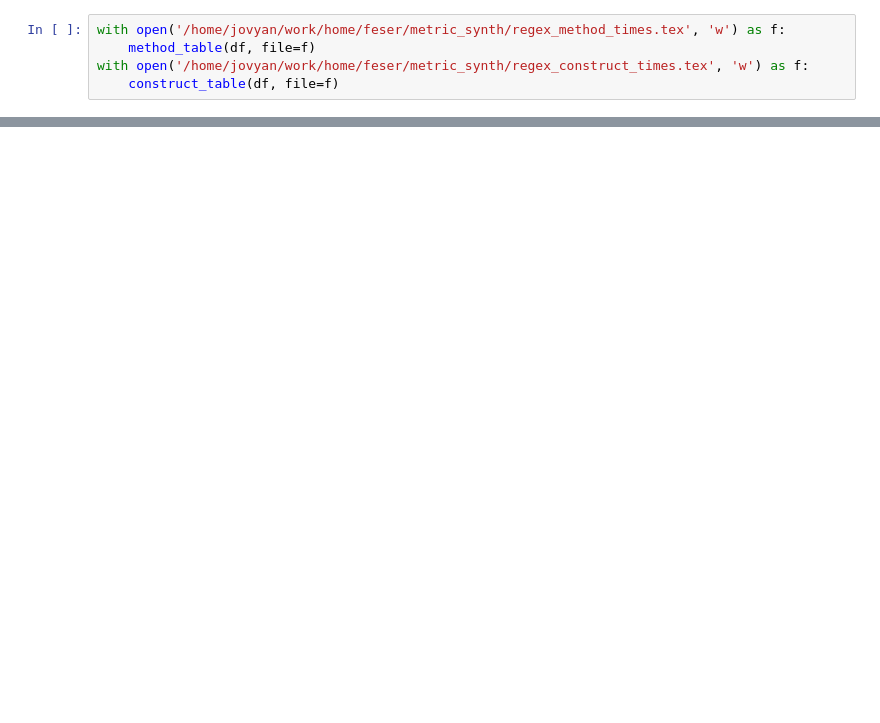
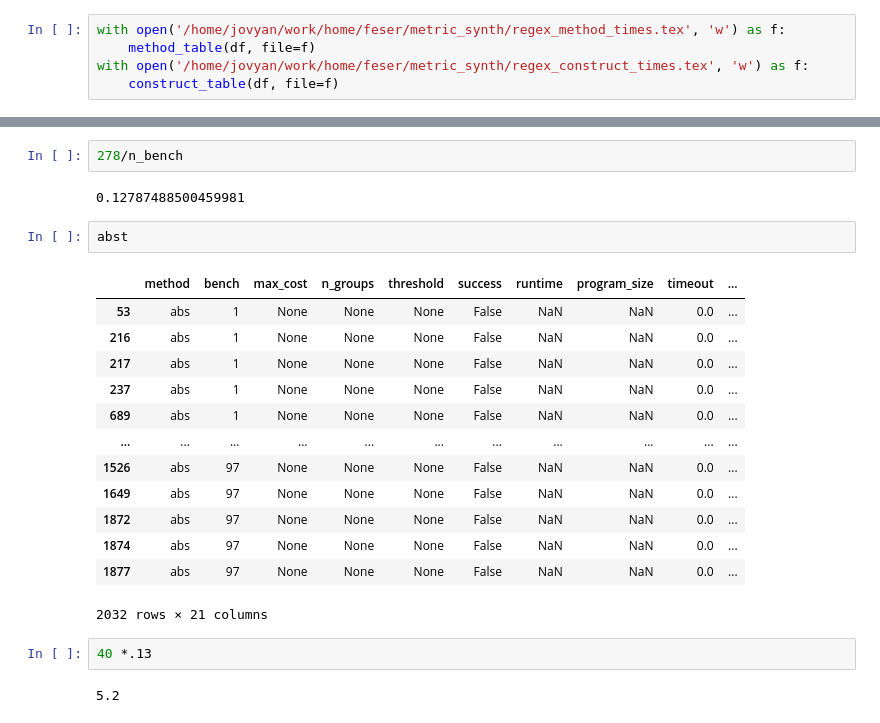
Before and after one commit to jfeser/symetric, a Jupyter notebook: notebooks/Regex results.ipynb, the cells around one changed output, grey strips where cells are left out. Cells and saved outputs as stored; diff of their text form; blank space fills up the shorter version.

```diff
--- a/notebooks/Regex results.ipynb
+++ b/notebooks/Regex results.ipynb
@@ -103,0 +232,24 @@ pwd
+# %%
+278/n_bench
+# %% [output]
+0.12787488500459981
+# %%
+abst
+# %% [output]
+|  | method | bench | max_cost | n_groups | threshold | success | runtime | program_size | timeout | ... |
+| 53 | abs | 1 | None | None | None | False | NaN | NaN | 0.0 | ... |
+| 216 | abs | 1 | None | None | None | False | NaN | NaN | 0.0 | ... |
+| 217 | abs | 1 | None | None | None | False | NaN | NaN | 0.0 | ... |
+| 237 | abs | 1 | None | None | None | False | NaN | NaN | 0.0 | ... |
+| 689 | abs | 1 | None | None | None | False | NaN | NaN | 0.0 | ... |
+| ... | ... | ... | ... | ... | ... | ... | ... | ... | ... | ... |
+| 1526 | abs | 97 | None | None | None | False | NaN | NaN | 0.0 | ... |
+| 1649 | abs | 97 | None | None | None | False | NaN | NaN | 0.0 | ... |
+| 1872 | abs | 97 | None | None | None | False | NaN | NaN | 0.0 | ... |
+| 1874 | abs | 97 | None | None | None | False | NaN | NaN | 0.0 | ... |
+| 1877 | abs | 97 | None | None | None | False | NaN | NaN | 0.0 | ... |
+2032 rows × 21 columns
+# %%
+40 *.13
+# %% [output]
+5.2
```
Also changed, not shown: parts of 16 cells of this notebook, 9 other files.
